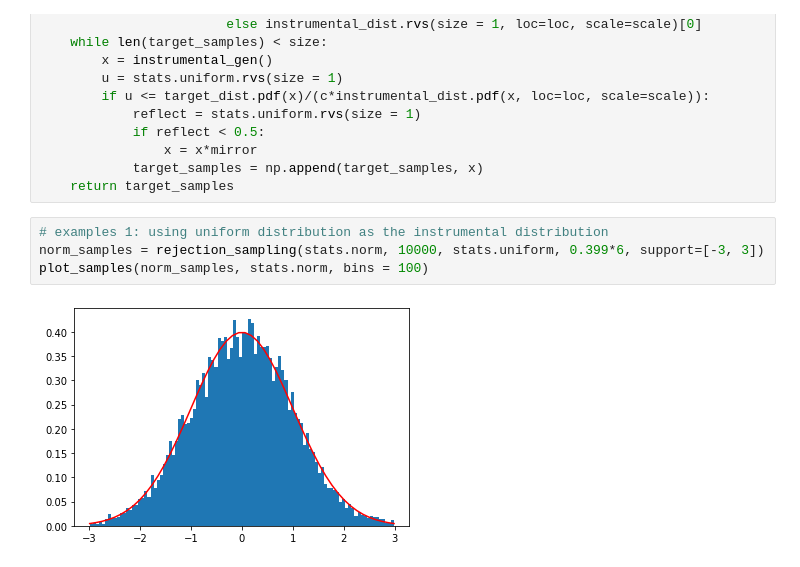
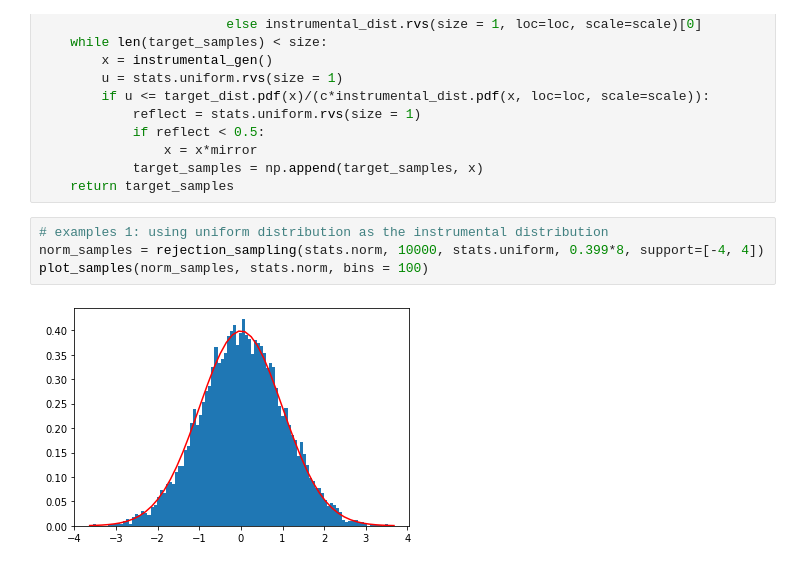
Before and after one commit to kyle-nguyennn/computational-finance, a Jupyter notebook: python/Simulation_and_Monte_Carlo_examples.ipynb, the cells around one changed output. Saved outputs shown, nothing was run; the diff lists cells and outputs as text.

```diff
--- a/python/Simulation_and_Monte_Carlo_examples.ipynb
+++ b/python/Simulation_and_Monte_Carlo_examples.ipynb
@@ -104,8 +104,8 @@ def rejection_sampling(target_dist, size, instrumental_dist, c, support=[0,1], i
     return target_samples
 # %%
 # examples 1: using uniform distribution as the instrumental distribution
-norm_samples = rejection_sampling(stats.norm, 10000, stats.uniform, 0.399*6, support=[-3, 3])
+norm_samples = rejection_sampling(stats.norm, 10000, stats.uniform, 0.399*8, support=[-4, 4])
 plot_samples(norm_samples, stats.norm, bins = 100)
 # %% [output]
-[figure, old version]
+[figure, new version]
 # %%
```
Also changed, not shown: parts of 5 cells of this notebook, 1 other file.
